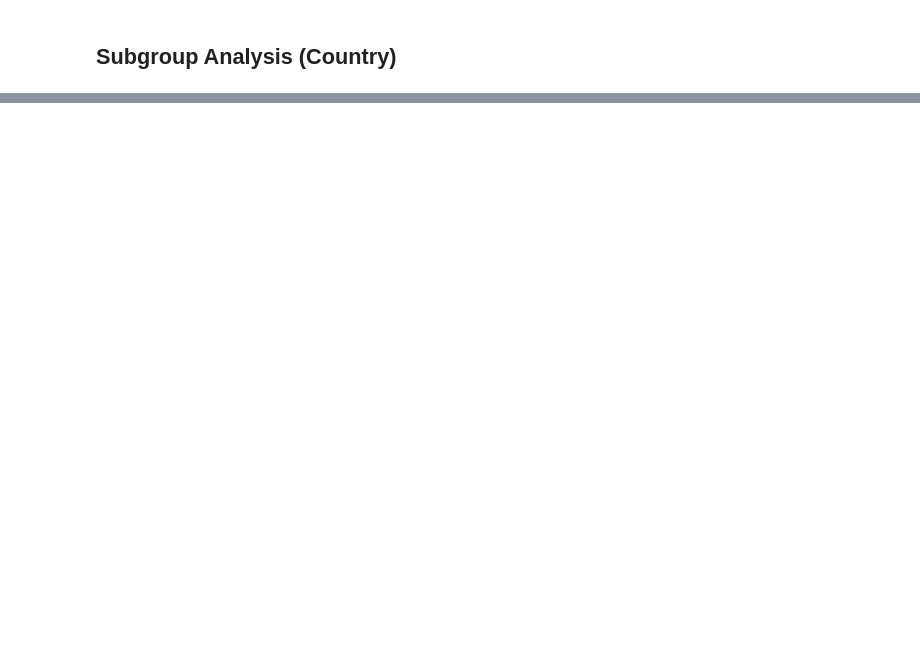
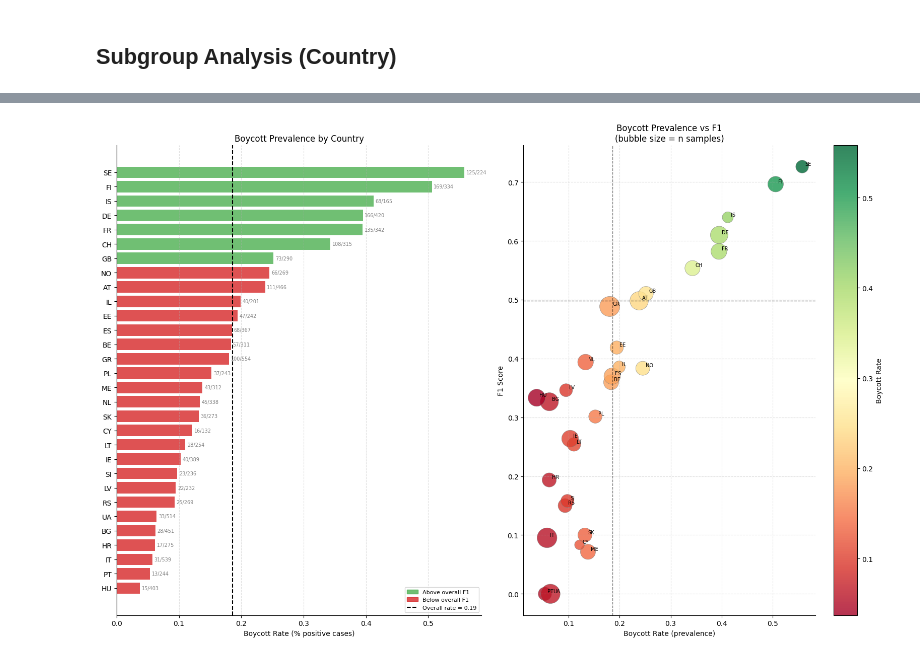
Before and after one commit to kchua675/Thesis, a Jupyter notebook: Thesis.ipynb, the cells around one changed output, grey strips where cells are left out. Drawn from its saved outputs; the diff is of its cells as text; code cells hidden in the pictures; blank space fills up the shorter version.

```diff
--- a/Thesis.ipynb
+++ b/Thesis.ipynb
@@ -1832,0 +2051,92 @@ max       6.000000     6.000000     0.0     1.0     0.973663
+# %%
+# -----------------------------
+# Boycott Prevalence vs F1 by Country
+# -----------------------------
+
+fig, axes = plt.subplots(1, 2, figsize=(16, max(6, len(by_country) * 0.35)))
+
+# Sort by boycott rate for the left panel
+by_country_prev = by_country.sort_values("boycott_rate", ascending=True)
+
+# --- Panel 1: Boycott prevalence per country ---
+colors_prev = ["#4CAF50" if v >= overall_f1 else "#d62728"
+               for v in by_country_prev["f1"]]
+
+bars = axes[0].barh(by_country_prev.index, by_country_prev["boycott_rate"],
+                    color=colors_prev, alpha=0.8)
+
+# Overall boycott rate baseline
+overall_boycott_rate = y_holdout.mean()
+axes[0].axvline(overall_boycott_rate, color="black", linestyle="--",
+                linewidth=1.5, label=f"Overall rate = {overall_boycott_rate:.2f}")
+
+axes[0].set_xlabel("Boycott Rate (% positive cases)")
+axes[0].set_title("Boycott Prevalence by Country")
+axes[0].grid(True, linestyle="--", alpha=0.4, axis="x")
+axes[0].spines[["top", "right"]].set_visible(False)
+
+# Annotate with raw counts
+for bar, (_, row) in zip(bars, by_country_prev.iterrows()):
+    n_boycott = int(round(row["boycott_rate"] * row["n_samples"]))
+    axes[0].text(bar.get_width() + 0.003,
+                 bar.get_y() + bar.get_height() / 2,
+                 f"{n_boycott}/{int(row['n_samples'])}",
+                 va="center", fontsize=7, color="grey")
+
+green_patch = mpatches.Patch(color="#4CAF50", alpha=0.8, label="Above overall F1")
+red_patch   = mpatches.Patch(color="#d62728", alpha=0.8, label="Below overall F1")
+axes[0].legend(handles=[green_patch, red_patch,
+                         plt.Line2D([0], [0], color="black", linestyle="--")],
+               labels=["Above overall F1", "Below overall F1",
+                       f"Overall rate = {overall_boycott_rate:.2f}"],
+               fontsize=8)
+
+# --- Panel 2: Scatter — boycott prevalence vs F1 ---
+# This directly shows whether low F1 = low prevalence
+sc = axes[1].scatter(
+    by_country["boycott_rate"],
+    by_country["f1"],
+    s=by_country["n_samples"] * 1.5,
+    c=by_country["boycott_rate"],
+    cmap="RdYlGn",
+    alpha=0.8,
+    edgecolors="grey",
+    linewidths=0.5
+)
+
+for country, row in by_country.iterrows():
+    axes[1].annotate(country,
+                     (row["boycott_rate"], row["f1"]),
+                     fontsize=7, ha="left",
+                     xytext=(4, 2), textcoords="offset points")
+
+plt.colorbar(sc, ax=axes[1], label="Boycott Rate")
+axes[1].axvline(overall_boycott_rate, color="black", linestyle="--",
+                linewidth=1, alpha=0.5)
+axes[1].axhline(overall_f1, color="black", linestyle="--",
+                linewidth=1, alpha=0.5)
+axes[1].set_xlabel("Boycott Rate (prevalence)")
+axes[1].set_ylabel("F1 Score")
+axes[1].set_title("Boycott Prevalence vs F1\n(bubble size = n samples)")
+axes[1].grid(True, linestyle="--", alpha=0.4)
+axes[1].spines[["top", "right"]].set_visible(False)
+
+plt.tight_layout()
+plt.show()
+
+# -----------------------------
+# Print summary table
+# -----------------------------
+summary_table = by_country[["n_samples", "boycott_rate", "f1", "fn_rate", "fp_rate"]].copy()
+summary_table["n_boycotts"] = (summary_table["boycott_rate"] * summary_table["n_samples"]).round().astype(int)
+summary_table = summary_table[["n_samples", "n_boycotts", "boycott_rate", "f1", "fn_rate", "fp_rate"]]
+summary_table = summary_table.sort_values("f1", ascending=False)
+
+print("\nFull country summary (sorted by F1):")
+print(summary_table.round(3).to_string())
+
+print("\n--- Countries with fewer than 10 boycott cases ---")
+low_prev = summary_table[summary_table["n_boycotts"] < 10]
+print(low_prev[["n_samples", "n_boycotts", "boycott_rate", "f1"]].round(3).to_string())
+# %% [output]
+[figure, added]
```
Also changed, not shown: parts of 6 cells of this notebook.
